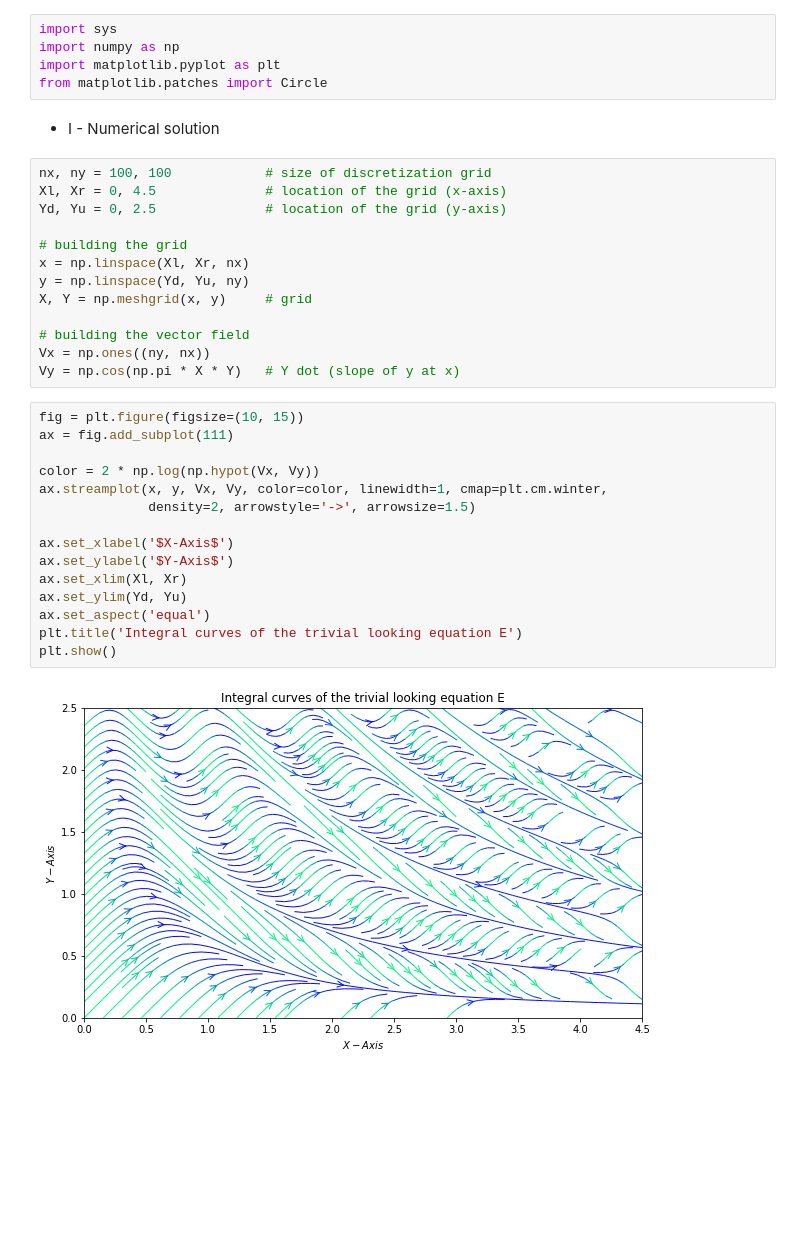
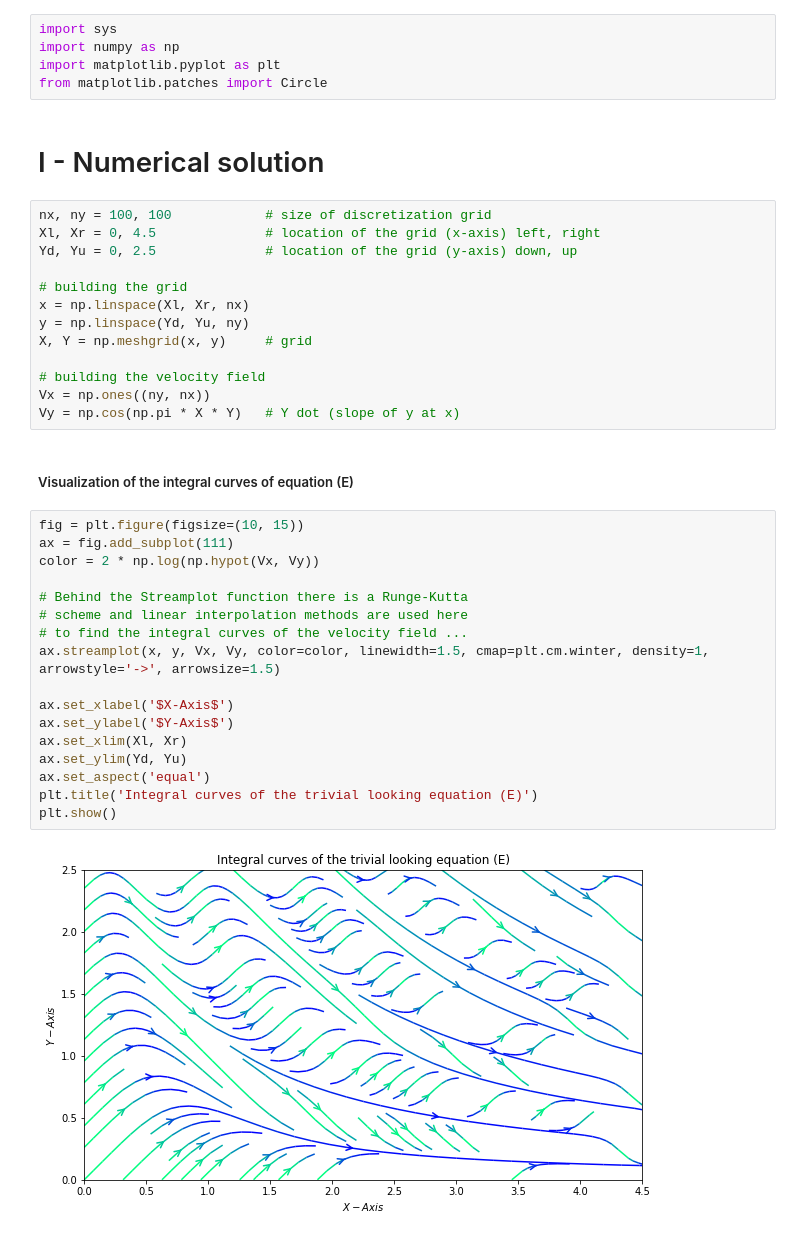
Before and after one commit to A-EL-YAAGOUBI/Differential-equations, a Jupyter notebook: TrivialLookingEquation.ipynb, the cells around one changed output. Drawn from its saved outputs; the diff is of its cells as text; blank space fills up the shorter version.

Commit message:
Minor updates to visualization and formatting

```diff
--- a/TrivialLookingEquation.ipynb
+++ b/TrivialLookingEquation.ipynb
@@ -16,34 +16,38 @@ import numpy as np
 import matplotlib.pyplot as plt
 from matplotlib.patches import Circle
 # %% [markdown]
-- I  - Numerical solution
+# I  - Numerical solution
 # %%
 nx, ny = 100, 100            # size of discretization grid
-Xl, Xr = 0, 4.5              # location of the grid (x-axis)
-Yd, Yu = 0, 2.5              # location of the grid (y-axis)
+Xl, Xr = 0, 4.5              # location of the grid (x-axis) left, right
+Yd, Yu = 0, 2.5              # location of the grid (y-axis) down, up
 
 # building the grid
 x = np.linspace(Xl, Xr, nx)
 y = np.linspace(Yd, Yu, ny)
 X, Y = np.meshgrid(x, y)     # grid
 
-# building the vector field
+# building the velocity field
 Vx = np.ones((ny, nx))
 Vy = np.cos(np.pi * X * Y)   # Y dot (slope of y at x)
+# %% [markdown]
+##### Visualization of the integral curves of equation (E)
 # %%
 fig = plt.figure(figsize=(10, 15))
 ax = fig.add_subplot(111)
+color = 2 * np.log(np.hypot(Vx, Vy))
 
-color = 2 * np.log(np.hypot(Vx, Vy))
-ax.streamplot(x, y, Vx, Vy, color=color, linewidth=1, cmap=plt.cm.winter,
-              density=2, arrowstyle='->', arrowsize=1.5)
+# Behind the Streamplot function there is a Runge-Kutta
+# scheme and linear interpolation methods are used here
+# to find the integral curves of the velocity field ...
+ax.streamplot(x, y, Vx, Vy, color=color, linewidth=1.5, cmap=plt.cm.winter, density=1, arrowstyle='->', arrowsize=1.5)
 
 ax.set_xlabel('$X-Axis$')
 ax.set_ylabel('$Y-Axis$')
 ax.set_xlim(Xl, Xr)
 ax.set_ylim(Yd, Yu)
 ax.set_aspect('equal')
-plt.title('Integral curves of the trivial looking equation E')
+plt.title('Integral curves of the trivial looking equation (E)')
 plt.show()
 # %% [output]
-[figure, old version]
+[figure, new version]
```
